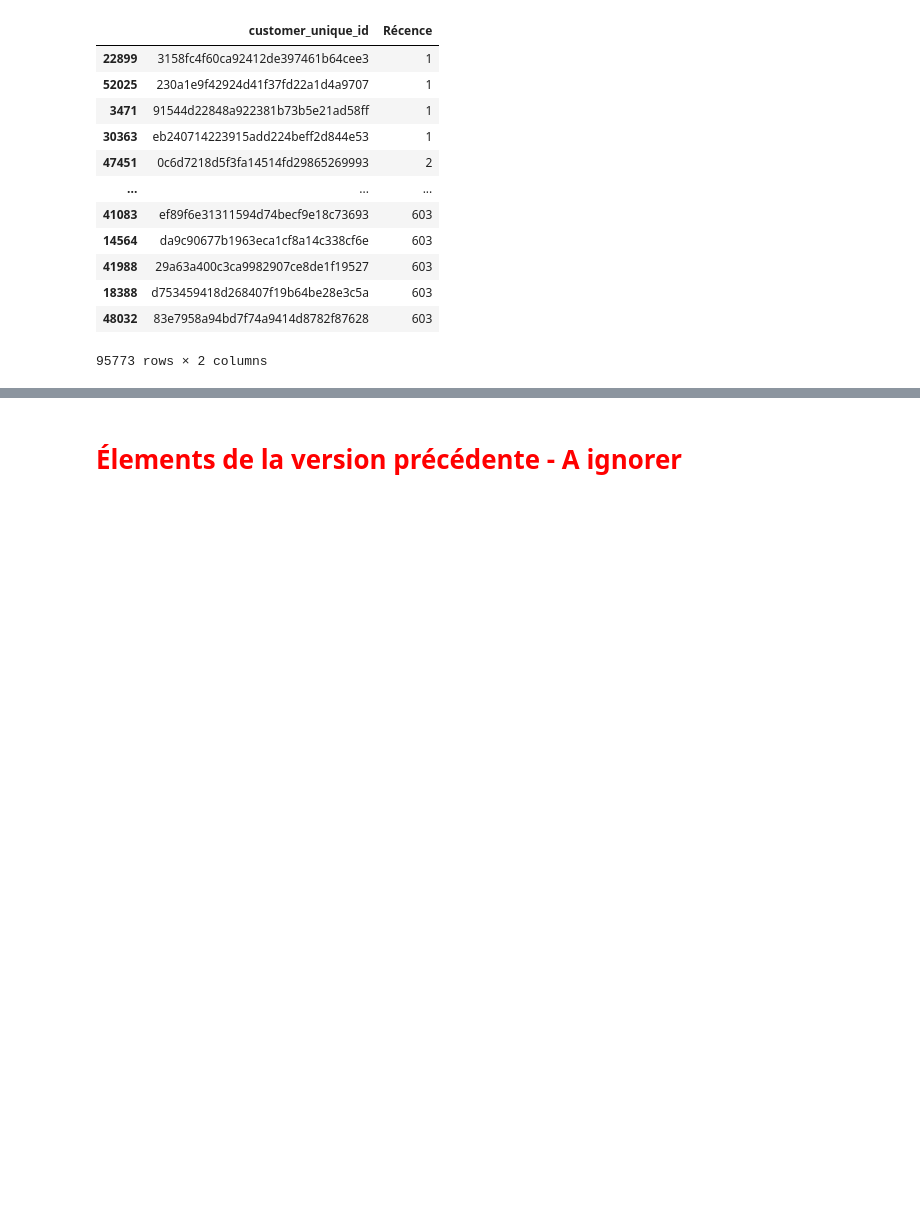
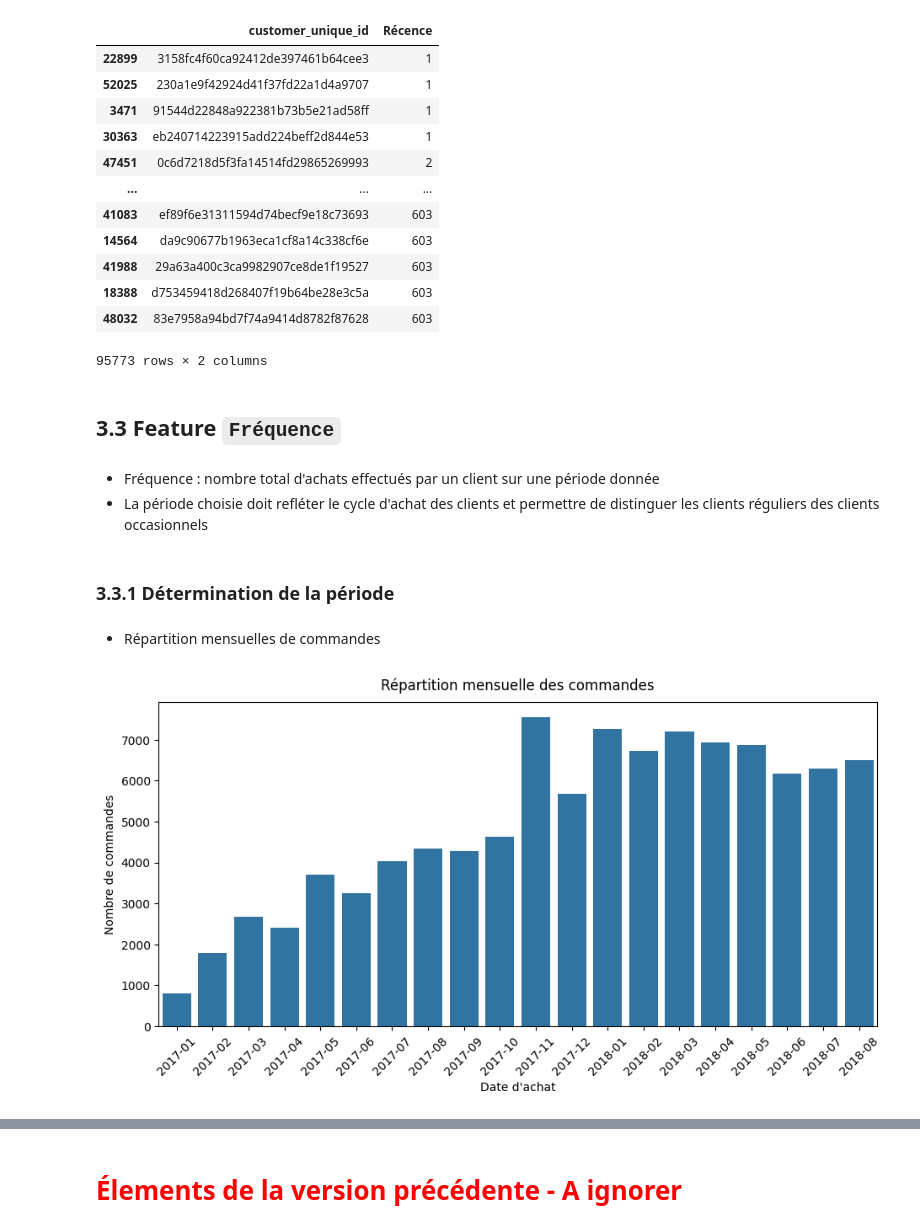
Before and after one commit to Christophe-Aballea/OC_projet5_Segmentez_des_clients_d_un_site_ecommerce, a Jupyter notebook: P05_Notebook2_Feature_ingineering.ipynb, the cells around one changed output, grey strips where cells are left out. Cells and saved outputs as stored; diff of their text form; code cells hidden in the pictures; blank space fills up the shorter version.

Commit message:
Ajout feature 'Fréquence'

```diff
--- a/P05_Notebook2_Feature_ingineering.ipynb
+++ b/P05_Notebook2_Feature_ingineering.ipynb
@@ -640,3 +640,26 @@ display(df_features.sort_values('Récence'))
 | 18388 | d753459418d268407f19b64be28e3c5a | 603 |
 | 48032 | 83e7958a94bd7f74a9414d8782f87628 | 603 |
 95773 rows × 2 columns
+# %% [markdown]
+## 3.3 Feature `Fréquence`
+# %% [markdown]
+* Fréquence : nombre total d'achats effectués par un client sur une période donnée
+* La période choisie doit refléter le cycle d'achat des clients et permettre de distinguer les clients réguliers des clients occasionnels
+# %% [markdown]
+### 3.3.1 Détermination de la période
+# %% [markdown]
+* Répartition mensuelles de commandes
+# %%
+# Nombre de commandes passées pour chaque valeur de 'year_month'
+df_orders_by_year_month = df_orders.groupby('year_month')['order_id'].count().reset_index()
+
+# Affichage barplot
+plt.figure(figsize=(11, 5))
+sns.barplot(data=df_orders_by_year_month, x='year_month', y='order_id')
+plt.xticks(rotation=45)
+plt.xlabel('Date d\'achat')
+plt.ylabel('Nombre de commandes')
+plt.title('Répartition mensuelle des commandes', pad=10)
+plt.show()
+# %% [output]
+[figure, added]
```
Also changed, not shown: parts of 18 cells of this notebook, 1 other file.
